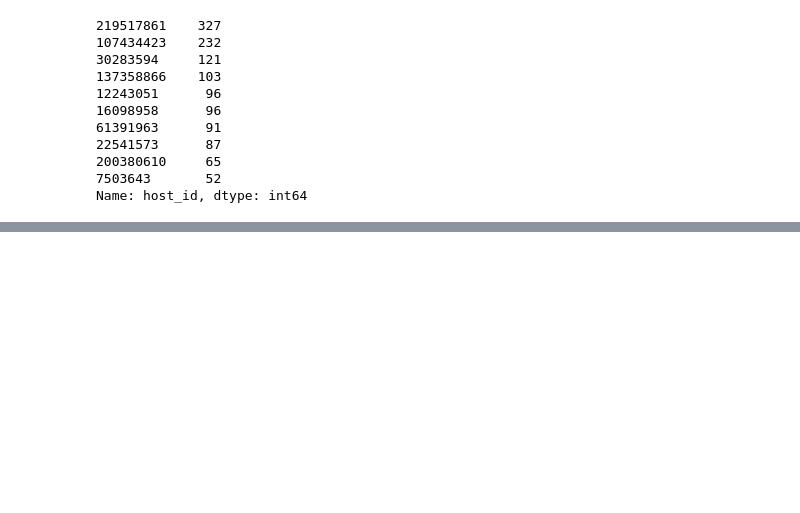
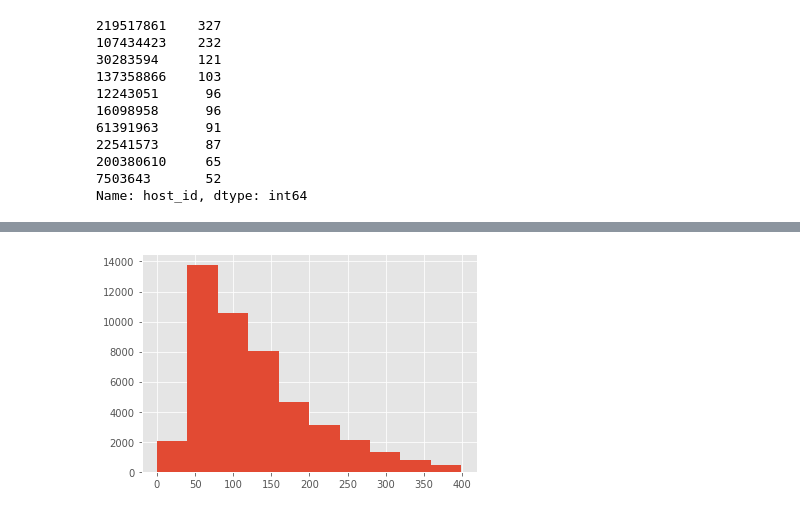
Before and after one commit to rajeshmore1/Capstone-Project-1, a Jupyter notebook: Rajesh_More_Copy_of_Team_4_Capstone_Project.ipynb, the cells around one changed output, grey strips where cells are left out. Drawn from its saved outputs; the diff is of its cells as text; code cells hidden in the pictures; blank space fills up the shorter version.

```diff
--- a/Rajesh_More_Copy_of_Team_4_Capstone_Project.ipynb
+++ b/Rajesh_More_Copy_of_Team_4_Capstone_Project.ipynb
@@ -395,0 +447,5 @@ top_review_per_month_hosts
+# %%
+### We see a more Gaussian distribution here
+hist_price2=df["price"][df["price"]<400].hist()
+# %% [output]
+[figure, added]
```
Also changed, not shown: parts of 12 cells of this notebook.
